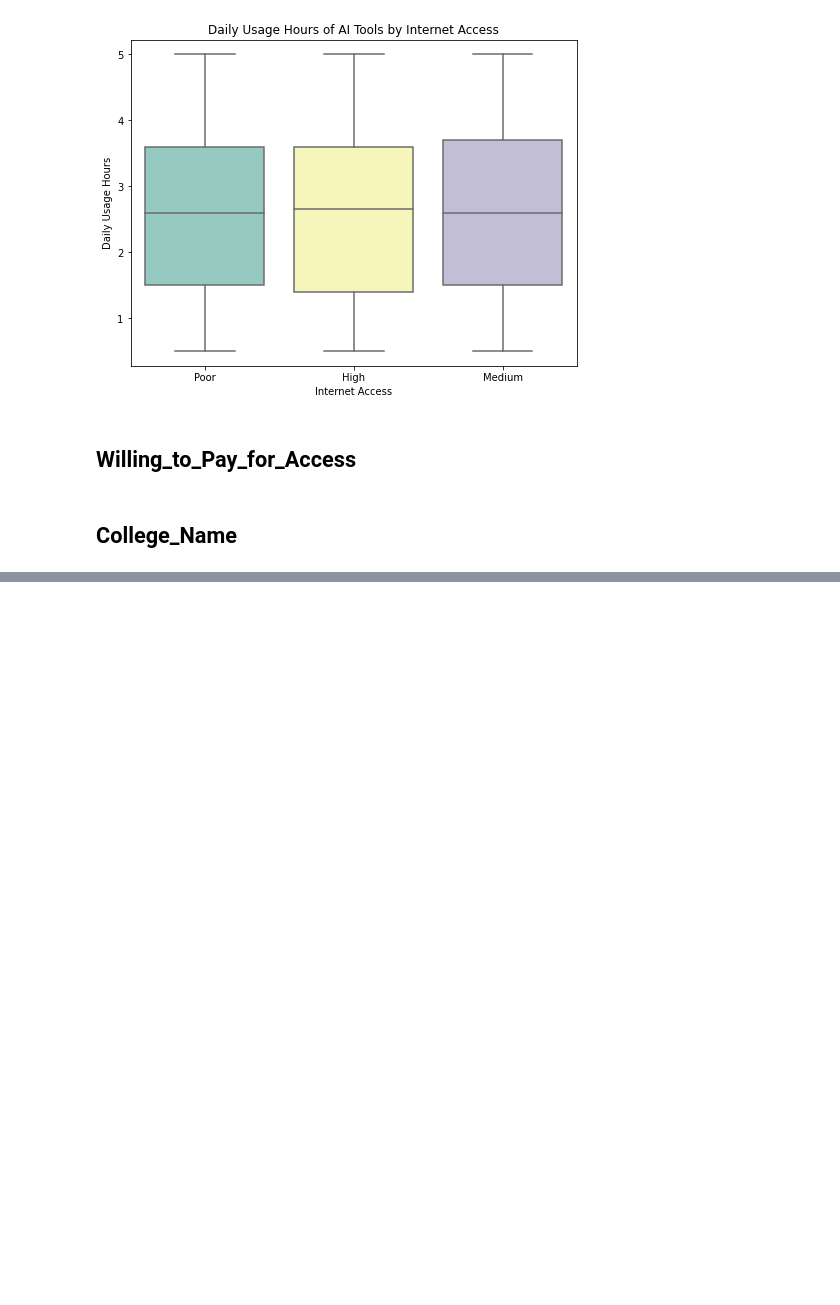
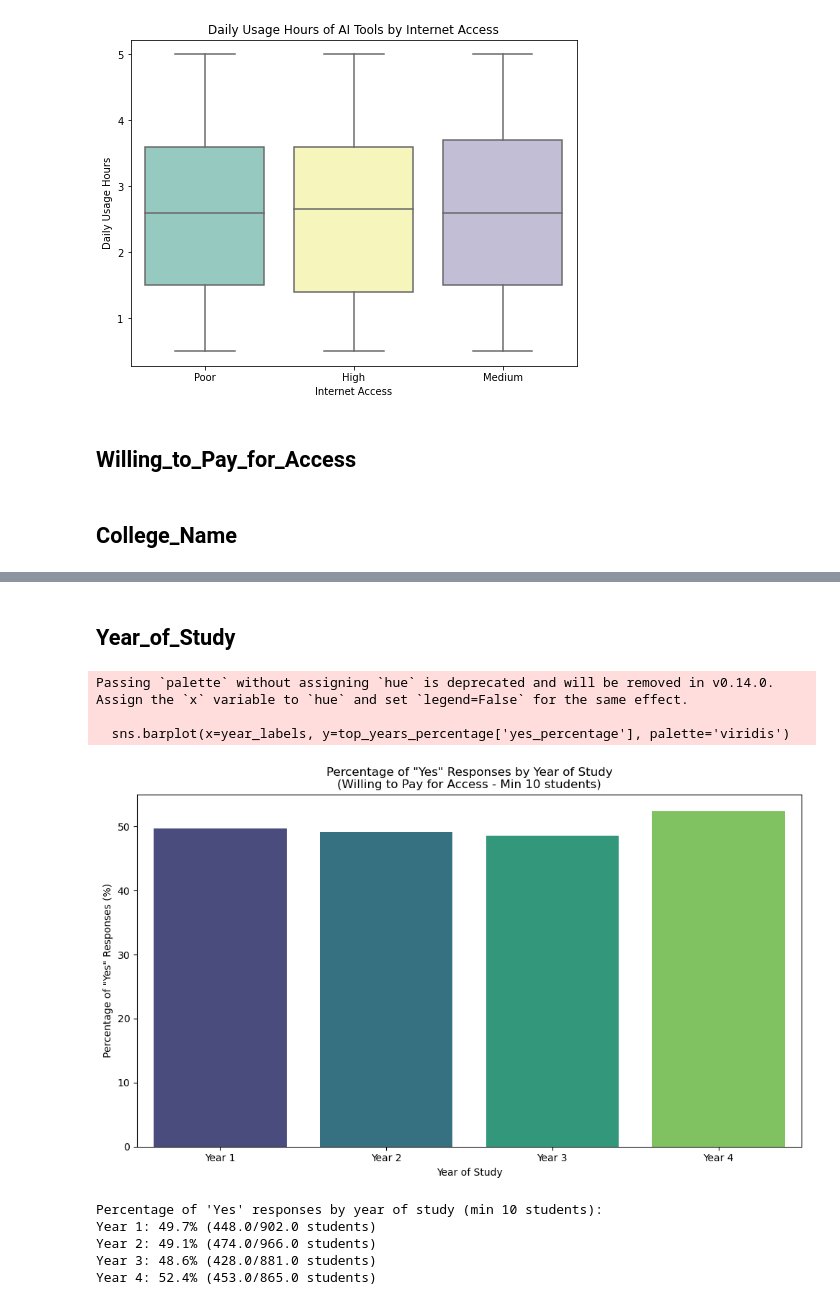
Before and after one commit to jackson9413/Project, a Jupyter notebook: 2_EDA_Analysis.ipynb, the cells around one changed output, grey strips where cells are left out. Drawn from its saved outputs; the diff is of its cells as text; code cells hidden in the pictures; blank space fills up the shorter version.

```diff
--- a/EDA_analysis.ipynb
+++ b/2_EDA_Analysis.ipynb
@@ -438,0 +550,43 @@ TypeError: Could not convert YesNoYesYesNoNoYesNoYesYesYesNoNoNoNoNo to numeric
+# %% [markdown]
+## Year_of_Study
+# %%
+# Method 2: Percentage of "Yes" responses by year of study (for years with at least 10 students)
+# Calculate percentage of "Yes" responses for each year of study
+year_stats = data.groupby('Year_of_Study').agg({
+    'Willing_to_Pay_for_Access': ['count', lambda x: (x == 'Yes').sum()]
+}).round(2)
+
+# Flatten column names
+year_stats.columns = ['total_students', 'yes_count']
+
+# Calculate percentage
+year_stats['yes_percentage'] = (year_stats['yes_count'] / year_stats['total_students'] * 100).round(1)
+
+# Filter years with at least 10 students and sort by year
+years_filtered = year_stats[year_stats['total_students'] >= 10]
+top_years_percentage = years_filtered.sort_values('Year_of_Study', ascending=True)
+
+plt.figure(figsize=(10, 6))
+# Create labels for x-axis (Year 1, Year 2, etc.)
+year_labels = [f'Year {int(year)}' for year in top_years_percentage.index]
+sns.barplot(x=year_labels, y=top_years_percentage['yes_percentage'], palette='viridis')
+plt.title('Percentage of "Yes" Responses by Year of Study\n(Willing to Pay for Access - Min 10 students)')
+plt.xlabel('Year of Study')
+plt.ylabel('Percentage of "Yes" Responses (%)')
+plt.xticks(rotation=0)
+plt.tight_layout()
+plt.show()
+
+print("Percentage of 'Yes' responses by year of study (min 10 students):")
+for year, row in top_years_percentage.iterrows():
+    print(f"Year {int(year)}: {row['yes_percentage']:.1f}% ({row['yes_count']}/{row['total_students']} students)")
+# %% [output]
+Passing `palette` without assigning `hue` is deprecated and will be removed in v0.14.0. Assign the `x` variable to `hue` and set `legend=False` for the same effect.
+
+  sns.barplot(x=year_labels, y=top_years_percentage['yes_percentage'], palette='viridis')
+[figure, added]
+Percentage of 'Yes' responses by year of study (min 10 students):
+Year 1: 49.7% (448.0/902.0 students)
+Year 2: 49.1% (474.0/966.0 students)
+Year 3: 48.6% (428.0/881.0 students)
+Year 4: 52.4% (453.0/865.0 students)
```
Also changed, not shown: parts of 37 cells of this notebook, 3 other files.
